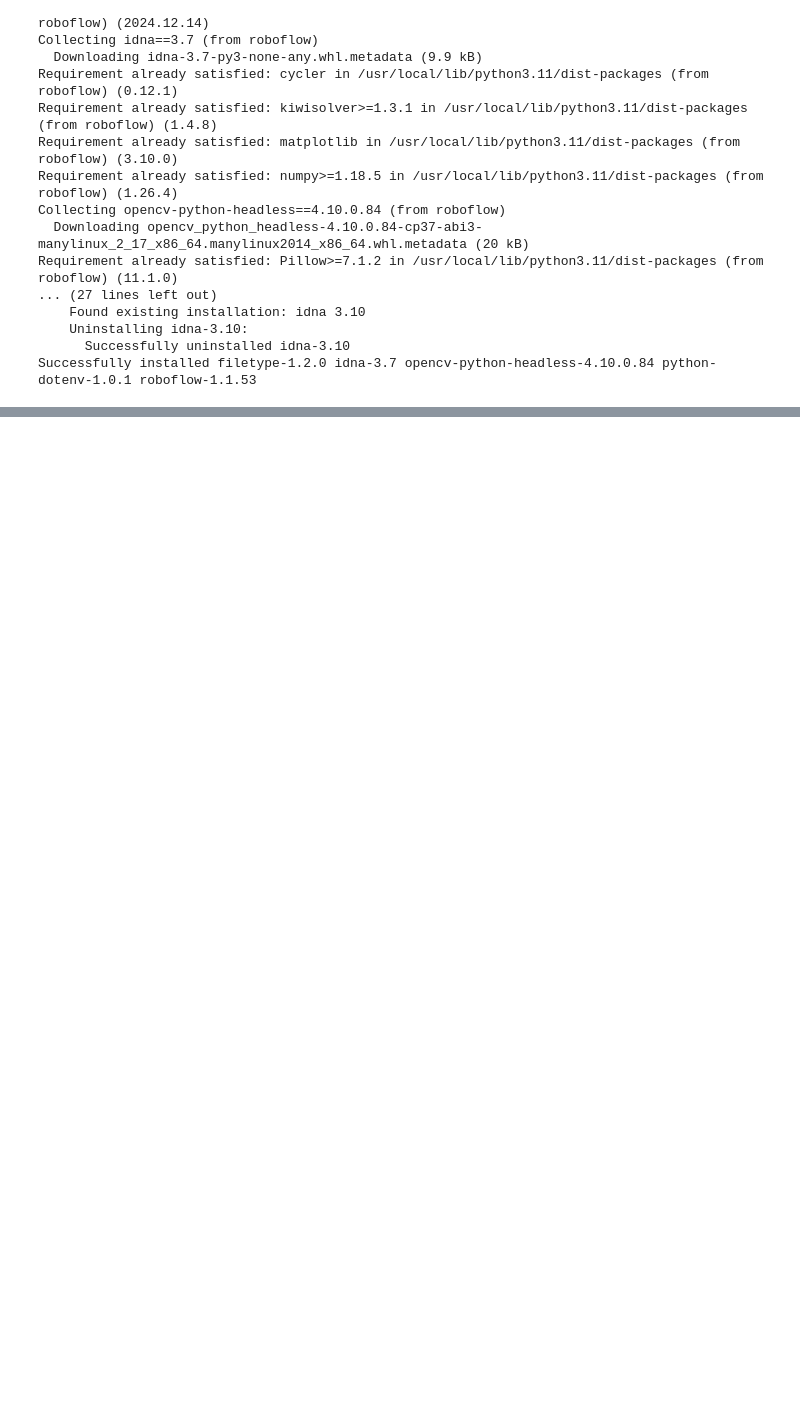
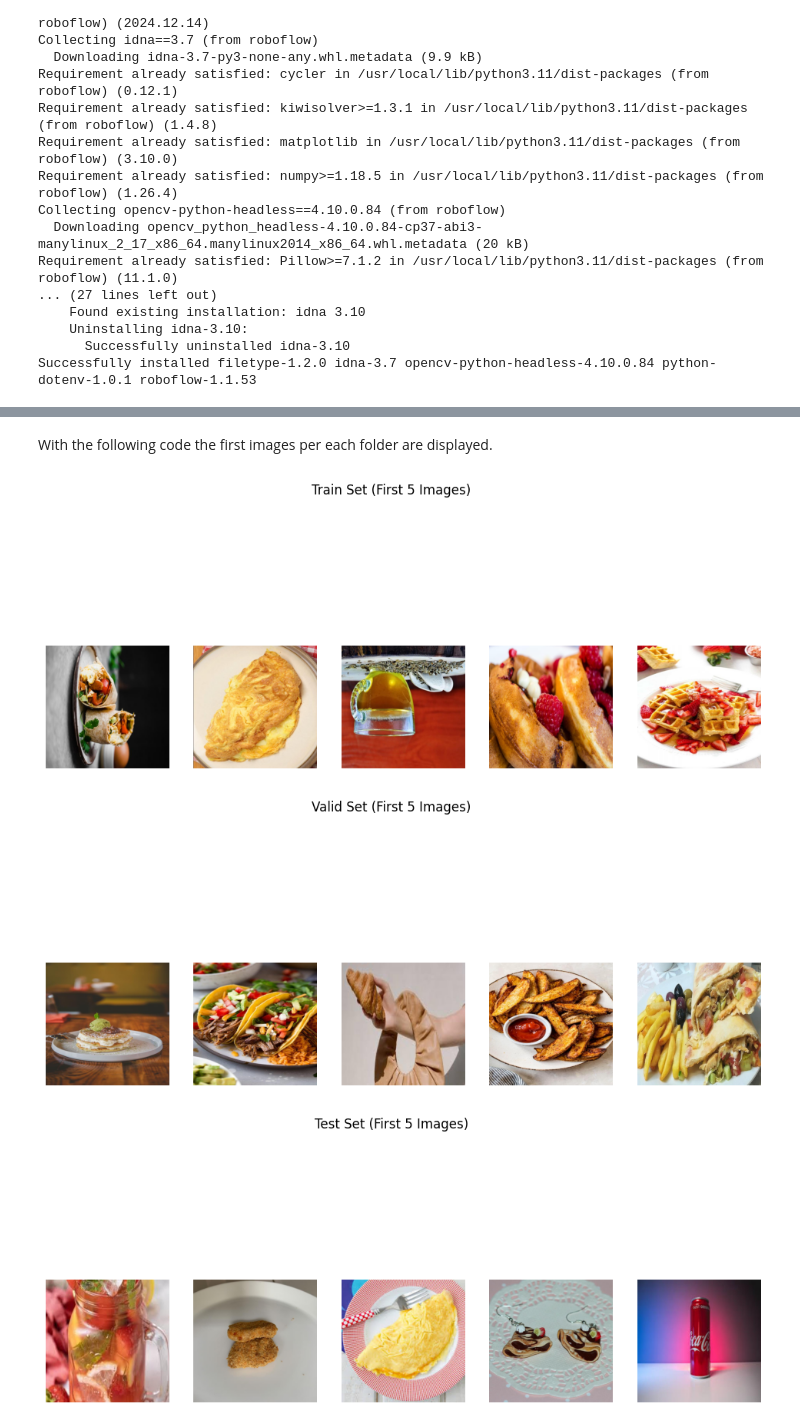
Before and after one commit to maudlcrf/deep_learning, a Jupyter notebook: Food_Detection.ipynb, the cells around one changed output, grey strips where cells are left out. Drawn from its saved outputs; the diff is of its cells as text; code cells hidden in the pictures; blank space fills up the shorter version.

Commit message:
Dataset import from Roboflow

```diff
--- a/Food_Detection.ipynb
+++ b/Food_Detection.ipynb
@@ -36,0 +102,49 @@ test Chris
+# %% [markdown]
+With the following code the first images per each folder are displayed.
+# %%
+def display_first_few_images(directory, num_images=5):
+    """Display the first few image files from the directory."""
+    image_files = []
+    image_extensions = ['.jpg', '.jpeg', '.png', '.bmp', '.gif', '.tiff']
+
+    # Collect all image files
+    for root, dirs, files in os.walk(directory):
+        for file in files:
+            if any(file.lower().endswith(ext) for ext in image_extensions):
+                image_files.append(os.path.join(root, file))
+
+    # Display the first `num_images` files
+    return image_files[:num_images]
+
+# Path to the dataset directory
+dataset_path = "Objects_Detection--3"  # Adjust this if necessary
+
+# Directories for each dataset split
+train_dir = os.path.join(dataset_path, 'train')
+valid_dir = os.path.join(dataset_path, 'valid')
+test_dir = os.path.join(dataset_path, 'test')
+
+# Get first few images from each directory
+train_images = display_first_few_images(train_dir)
+valid_images = display_first_few_images(valid_dir)
+test_images = display_first_few_images(test_dir)
+
+# Function to display images
+def plot_images(image_paths, title="Images"):
+    plt.figure(figsize=(12, 6))
+    for i, img_path in enumerate(image_paths):
+        img = mpimg.imread(img_path)
+        plt.subplot(1, len(image_paths), i+1)
+        plt.imshow(img)
+        plt.axis('off')
+    plt.suptitle(title)
+    plt.show()
+
+# Display the first few images from each set
+plot_images(train_images, "Train Set (First 5 Images)")
+plot_images(valid_images, "Valid Set (First 5 Images)")
+plot_images(test_images, "Test Set (First 5 Images)")
+# %% [output]
+[figure, added]
+[figure, added]
+[figure, added]
```
Also changed, not shown: parts of 16 cells of this notebook.
